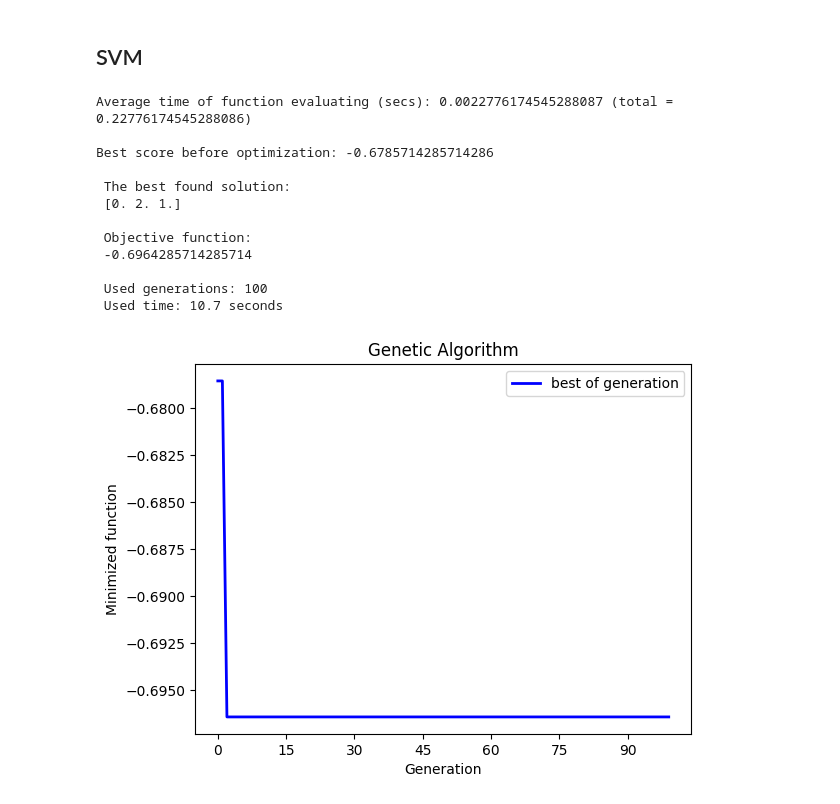
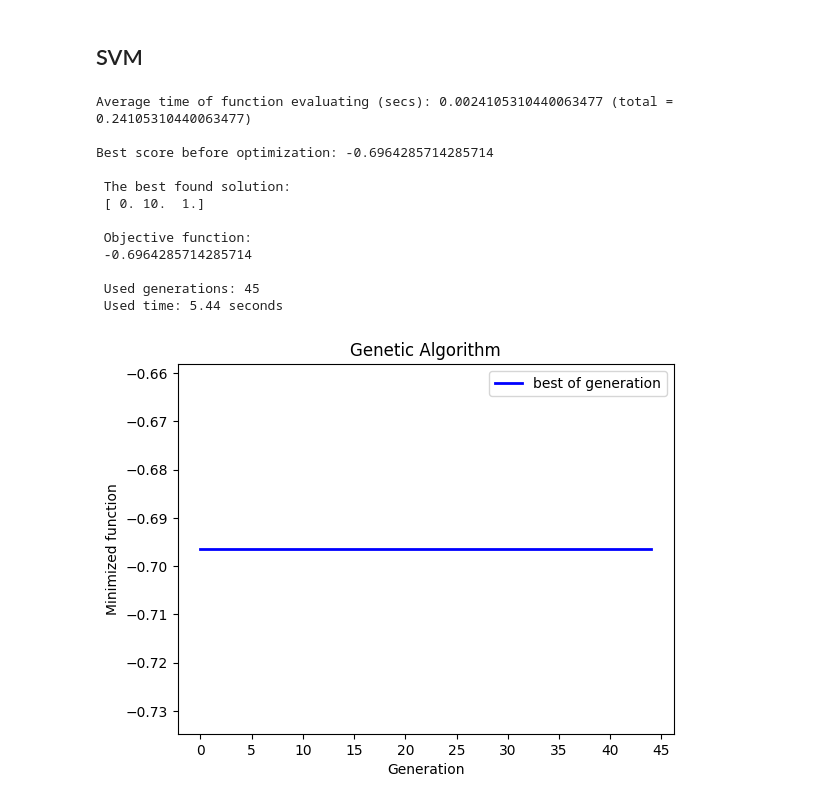
Before and after one commit to Metaraddin/m1_isit, a Jupyter notebook: PR_9-10/main.ipynb, the cells around one changed output. Saved outputs shown, nothing was run; the diff lists cells and outputs as text; code cells hidden in the pictures.

```diff
--- a/PR_9-10/main.ipynb
+++ b/PR_9-10/main.ipynb
@@ -437,25 +437,25 @@ def func_ga(X):
 # %%
 model_svc = ga(func_ga,
                dimension = 3,
                variable_type='int',
                variable_boundaries = svc_vb,
                function_timeout = 10,
-               algorithm_parameters=AlgorithmParams(max_num_iteration=100))
+               algorithm_parameters=AlgorithmParams())
 result = model_svc.run()
 # %% [output]
-Average time of function evaluating (secs): 0.0022776174545288087 (total = 0.22776174545288086)
+Average time of function evaluating (secs): 0.0024105310440063477 (total = 0.24105310440063477)
 
-Best score before optimization: -0.6785714285714286
+Best score before optimization: -0.6964285714285714
 
  The best found solution:
- [0. 2. 1.]
+ [ 0. 10.  1.]
 
  Objective function:
  -0.6964285714285714
 
- Used generations: 100
- Used time: 10.7 seconds
+ Used generations: 45
+ Used time: 5.44 seconds
-[figure, old version]
+[figure, new version]
 # %%
 plot_results(features, targets, func(result.variable), figsize=(15, 10))
 # %% [output]
```
Also changed, not shown: parts of 24 cells of this notebook.
